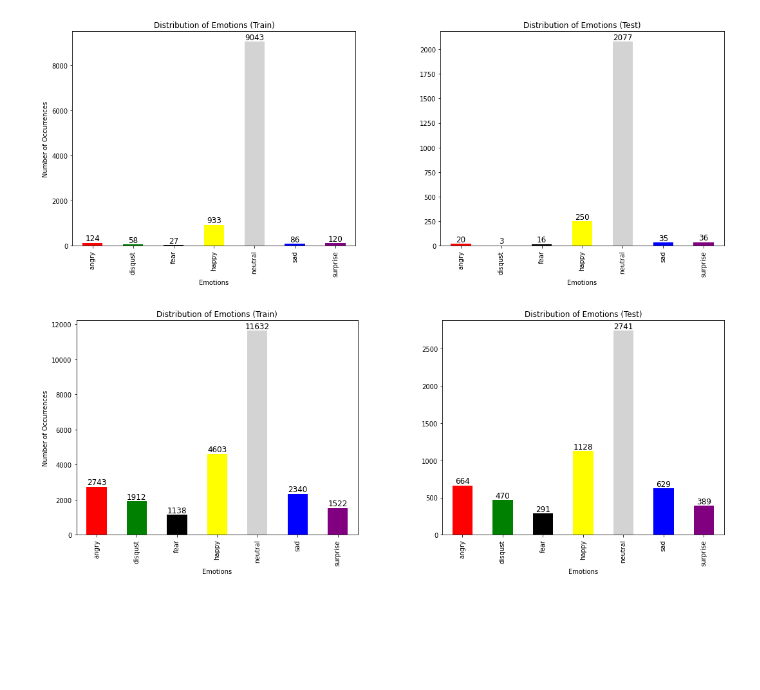
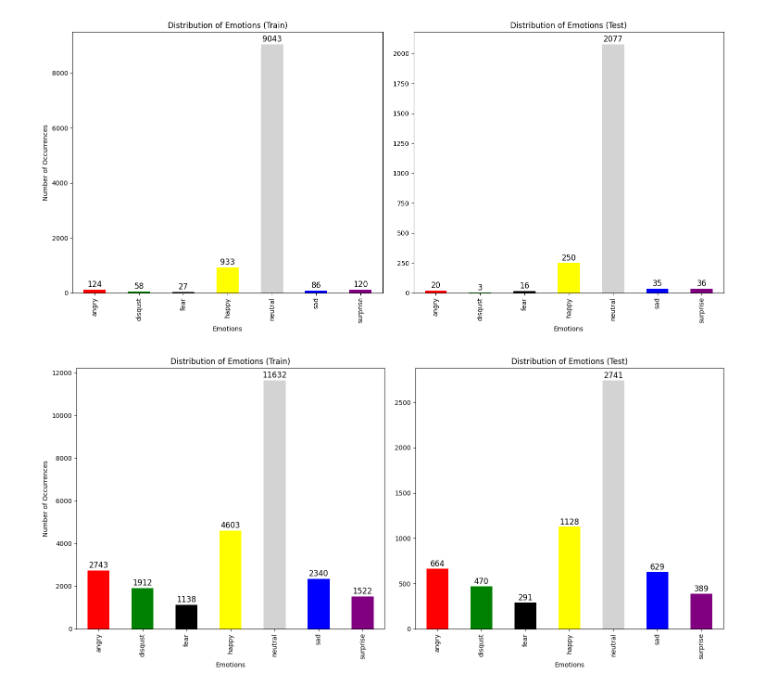
Before and after one commit to SCH-YcHan/Emo-Ensemble, a Jupyter notebook: code/Confirm class distribution.ipynb, the cells around one changed output. Drawn from its saved outputs; the diff is of its cells as text; code cells hidden in the pictures; blank space fills up the shorter version.

```diff
--- a/code/Confirm class distribution.ipynb
+++ b/code/Confirm class distribution.ipynb
@@ -17,31 +17,32 @@ test_origin_counts = test_origin['Emotion'].value_counts().sort_index()
 train_counts = train['Emotion'].value_counts().sort_index()
 test_counts = test['Emotion'].value_counts().sort_index()
 # %%
-fig = plt.figure(figsize=(15, 6))
+fig = plt.figure(figsize=(15, 7))
 
 plt.subplot(1,2,1)
 train_origin_counts.plot(kind='bar', color=[emotion_colors[e] for e in train_origin_counts.index])
 plt.title('Distribution of Emotions (Train)')
 plt.xlabel('Emotions')
 plt.ylabel('Number of Occurrences')
 for i, v in enumerate(train_origin_counts):
     plt.text(i, v + 100, str(v), color='black', fontsize=12, ha='center')
 
 plt.subplot(1,2,2)
 test_origin_counts.plot(kind='bar', color=[emotion_colors[e] for e in test_origin_counts.index])
 plt.title('Distribution of Emotions (Test)')
 plt.xlabel('Emotions')
 #plt.ylabel('Number of Occurrences')
 for i, v in enumerate(test_origin_counts):
     plt.text(i, v + 22, str(v), color='black', fontsize=12, ha='center')
 
 plt.tight_layout()
-plt.subplots_adjust(wspace=0.3)
-plt.show()
+plt.subplots_adjust(wspace=0.1)
+#plt.show()
+plt.savefig('../Class_distribution_origin.png', dpi=300)
 # %% [output]
-[figure, old version]
+[figure, new version]
 # %%
-fig = plt.figure(figsize=(15, 6))
+fig = plt.figure(figsize=(15, 7))
 
 plt.subplot(1,2,1)
 train_counts.plot(kind='bar', color=[emotion_colors[e] for e in train_counts.index])
@@ -60,7 +61,8 @@ for i, v in enumerate(test_counts):
     plt.text(i, v + 25, str(v), color='black', fontsize=12, ha='center')
 
 plt.tight_layout()
-plt.subplots_adjust(wspace=0.3)
-plt.show()
+plt.subplots_adjust(wspace=0.1)
+#plt.show()
+plt.savefig('../Class_distribution_add.png', dpi=300)
 # %% [output]
-[figure, old version]
+[figure, new version]
```
Also changed, not shown: 7 other files.
